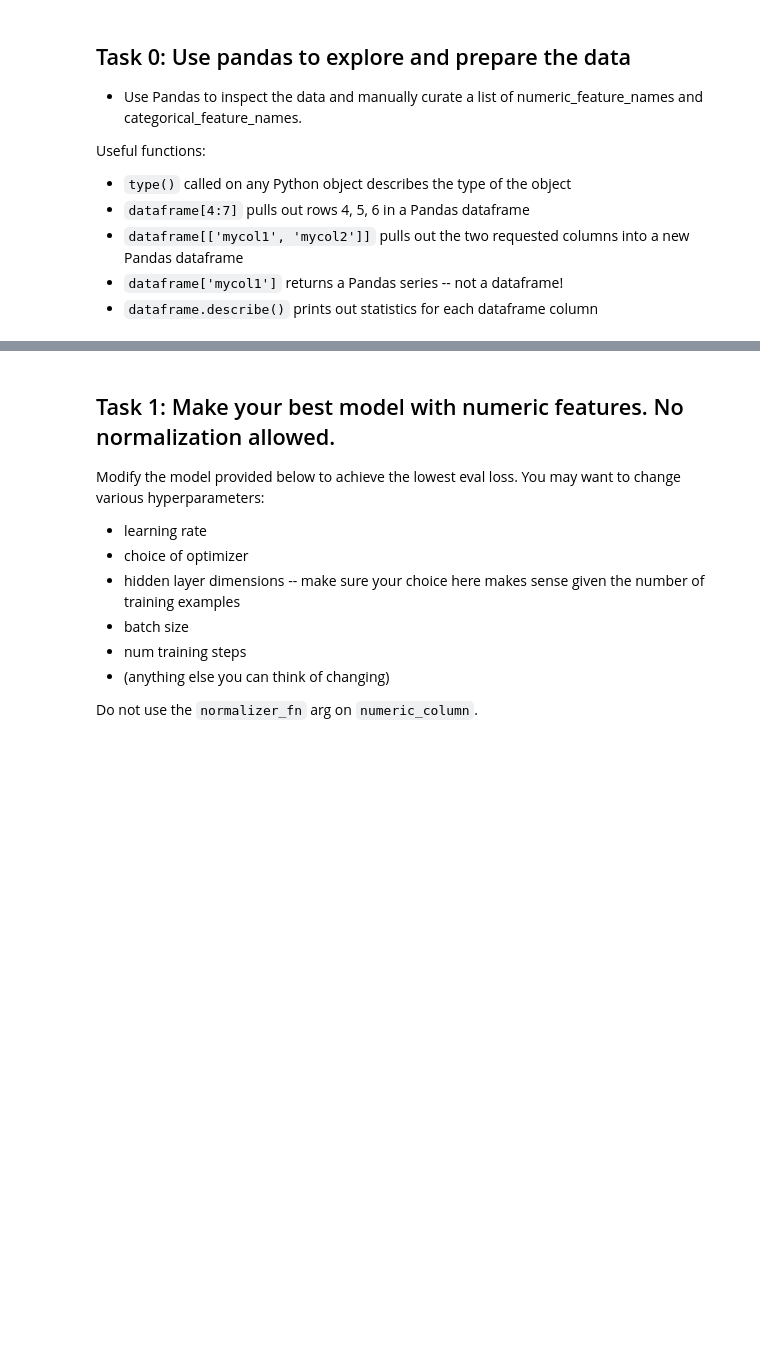
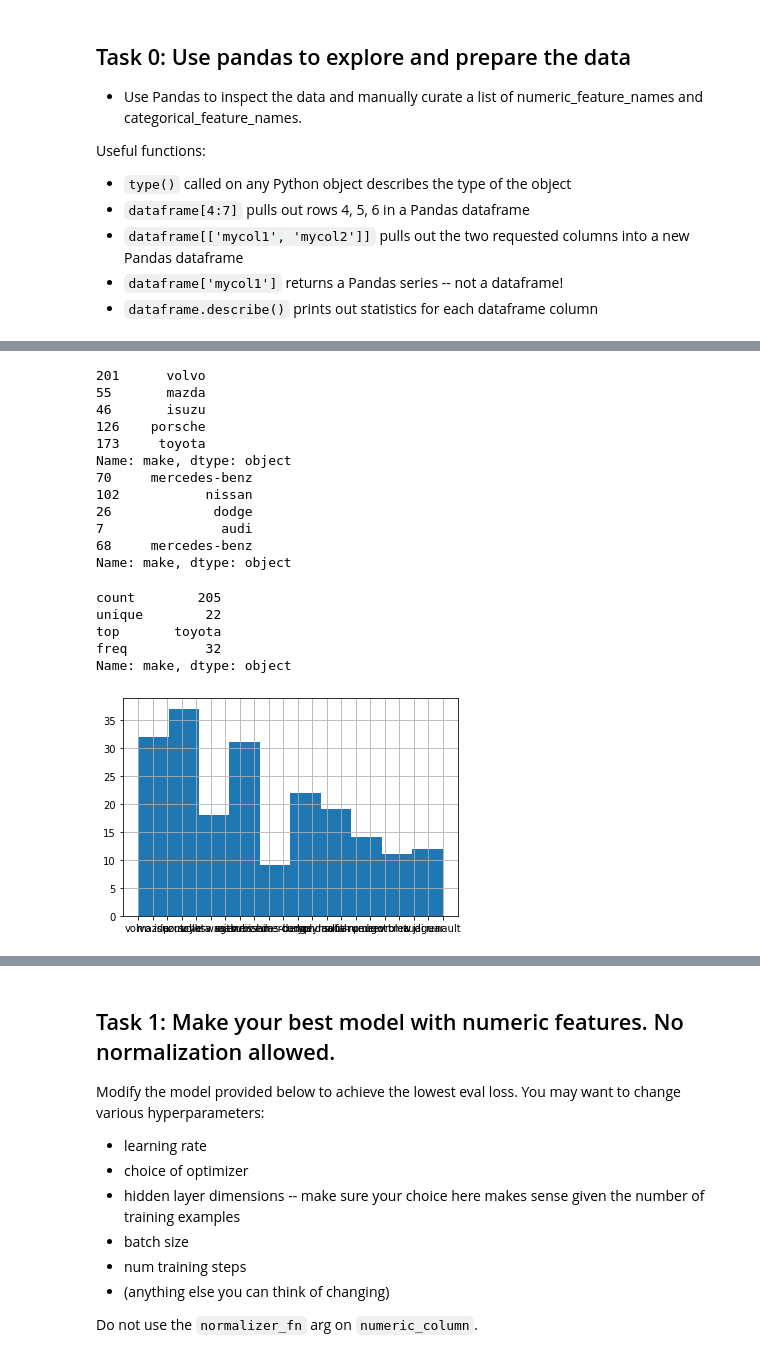
Before and after one commit to IanEdington/learn, a Jupyter notebook: machine-learning/ggl-mlcc/intro_to_modeling.ipynb, the cells around one changed output, grey strips where cells are left out. Saved outputs shown, nothing was run; the diff lists cells and outputs as text; code cells hidden in the pictures; blank space fills up the shorter version.

```diff
--- a/machine-learning/ggl-mlcc/intro_to_modeling.ipynb
+++ b/machine-learning/ggl-mlcc/intro_to_modeling.ipynb
@@ -94,0 +220,22 @@ car_data[4:7]
+# %%
+categorical_feature_names.append("make")
+look_at_feature(car_data["make"])
+# %% [output]
+201      volvo
+55       mazda
+46       isuzu
+126    porsche
+173     toyota
+Name: make, dtype: object
+70     mercedes-benz
+102           nissan
+26             dodge
+7               audi
+68     mercedes-benz
+Name: make, dtype: object
+count        205
+unique        22
+top       toyota
+freq          32
+Name: make, dtype: object
+[figure, added]
```
Also changed, not shown: parts of 40 cells of this notebook.
